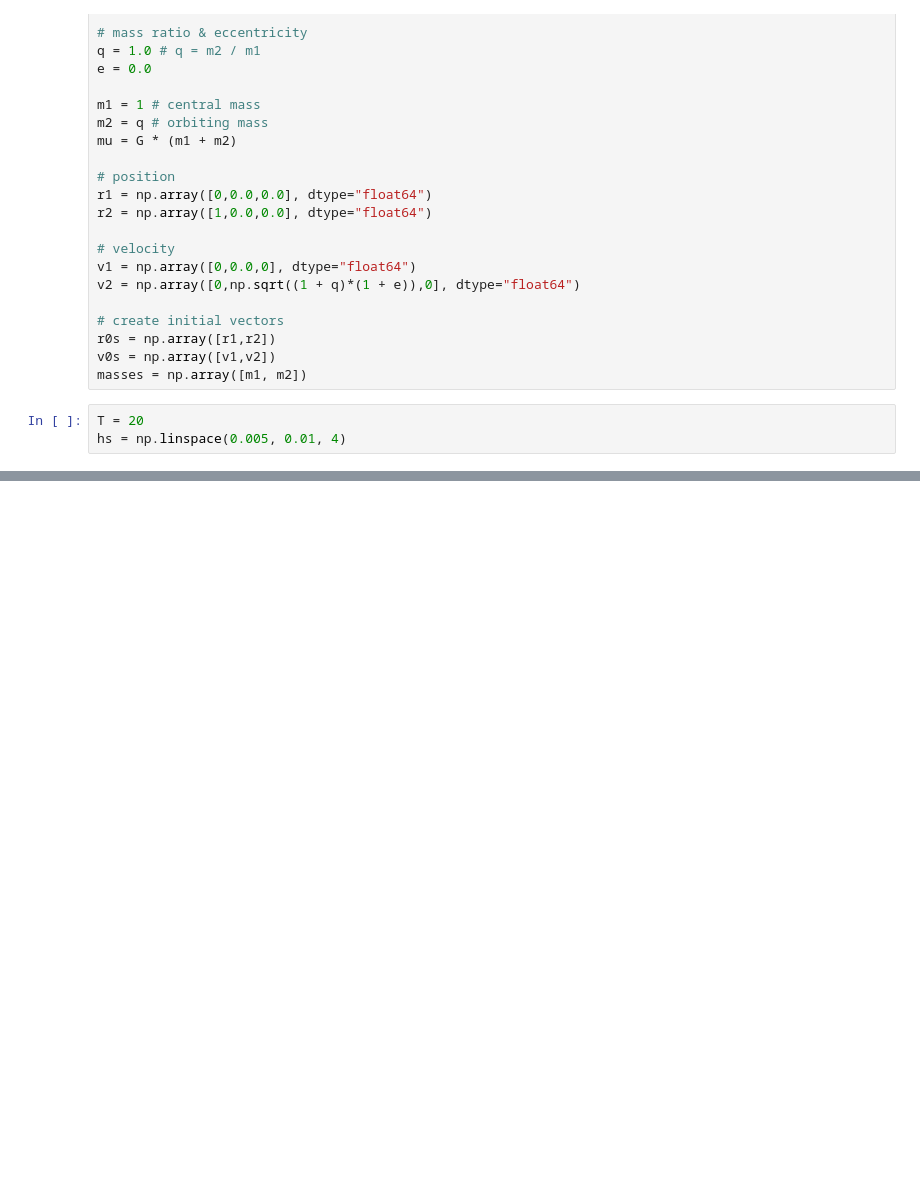
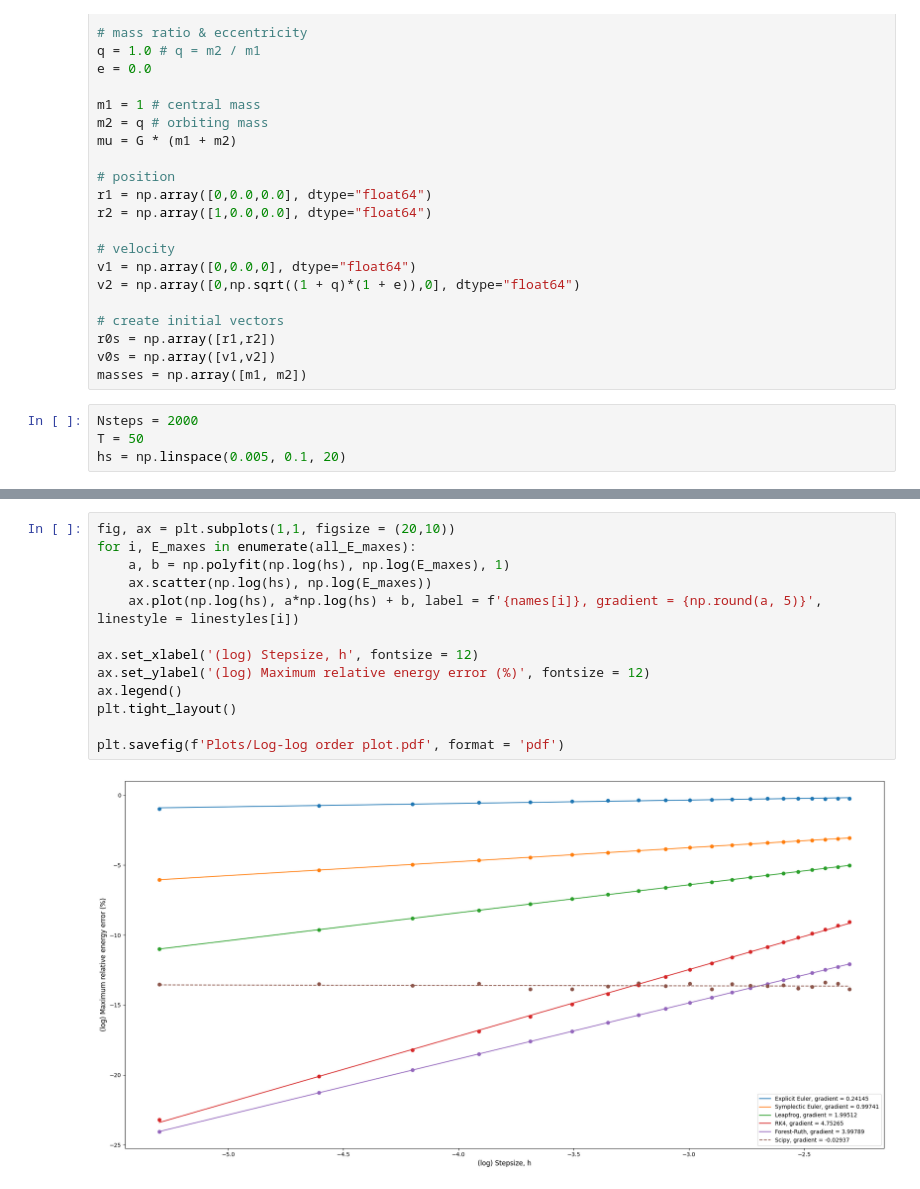
Before and after one commit to williamjones7/Dissertation, a Jupyter notebook: Order Plots.ipynb, the cells around one changed output, grey strips where cells are left out. Drawn from its saved outputs; the diff is of its cells as text; blank space fills up the shorter version.

```diff
--- a/Order Plots.ipynb
+++ b/Order Plots.ipynb
@@ -32,8 +32,9 @@ r0s = np.array([r1,r2])
 v0s = np.array([v1,v2])
 masses = np.array([m1, m2])
 # %%
-T = 20
-hs = np.linspace(0.005, 0.01, 4)
+Nsteps = 2000
+T = 50
+hs = np.linspace(0.005, 0.1, 20)
 # %%
 schemes = [EulerStep, EulerCromerStep, LeapfrogStep, RK4Step, PEFRLStep]
 names = ['Explicit Euler', 'Symplectic Euler', 'Leapfrog', 'RK4', 'Forest-Ruth', 'Scipy']
@@ -51,2 +63,17 @@ for i, scheme in enumerate(schemes):
+# %%
+fig, ax = plt.subplots(1,1, figsize = (20,10))
+for i, E_maxes in enumerate(all_E_maxes):
+    a, b = np.polyfit(np.log(hs), np.log(E_maxes), 1)
+    ax.scatter(np.log(hs), np.log(E_maxes))
+    ax.plot(np.log(hs), a*np.log(hs) + b, label = f'{names[i]}, gradient = {np.round(a, 5)}', linestyle = linestyles[i])
+
+ax.set_xlabel('(log) Stepsize, h', fontsize = 12)
+ax.set_ylabel('(log) Maximum relative energy error (%)', fontsize = 12)
+ax.legend()
+plt.tight_layout()
+
+plt.savefig(f'Plots/Log-log order plot.pdf', format = 'pdf')
+# %% [output]
+[figure, added]
 # %%
 fig, ax = plt.subplots(1,1, figsize = (20,10))
```
Also changed, not shown: parts of 2 cells of this notebook, 35 other files.
